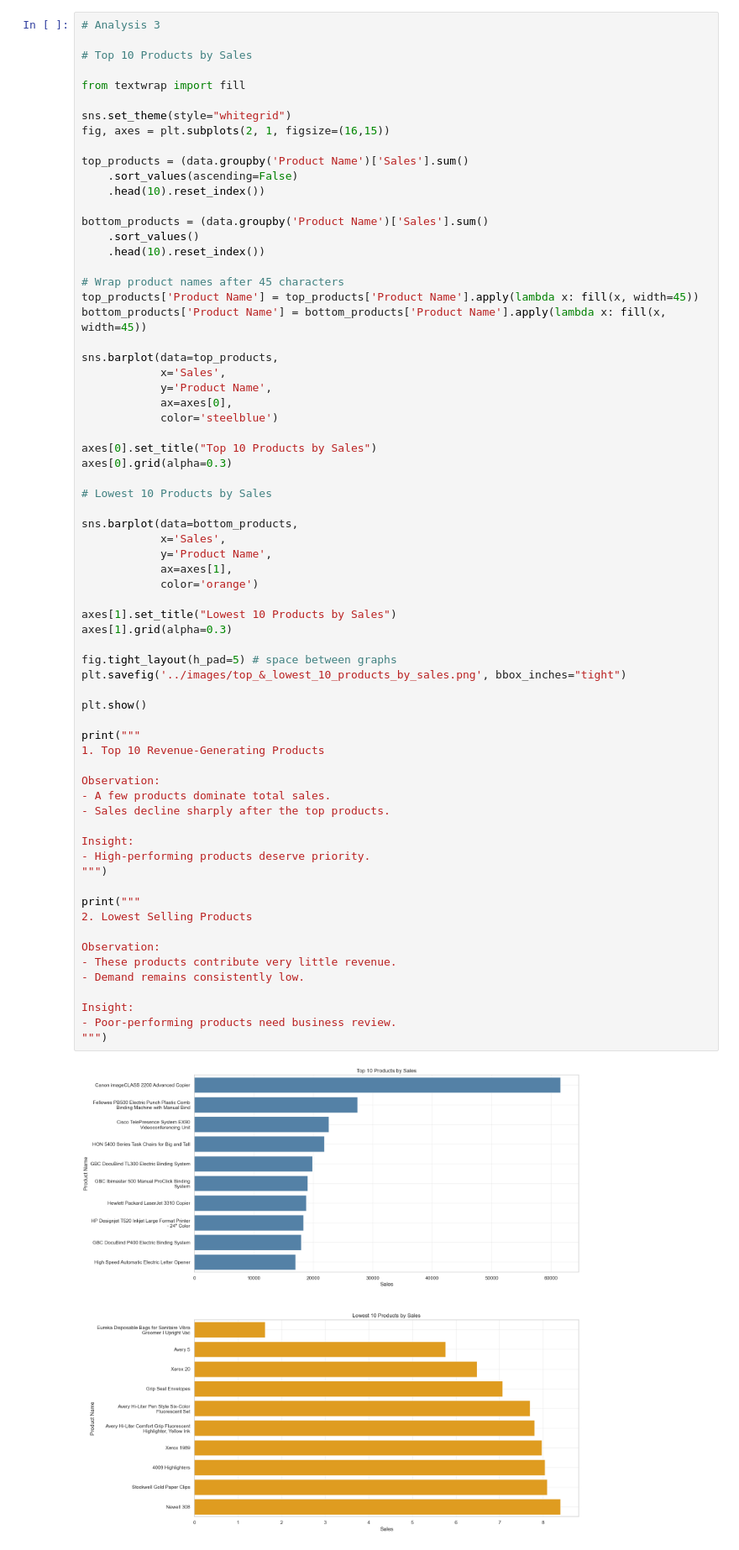
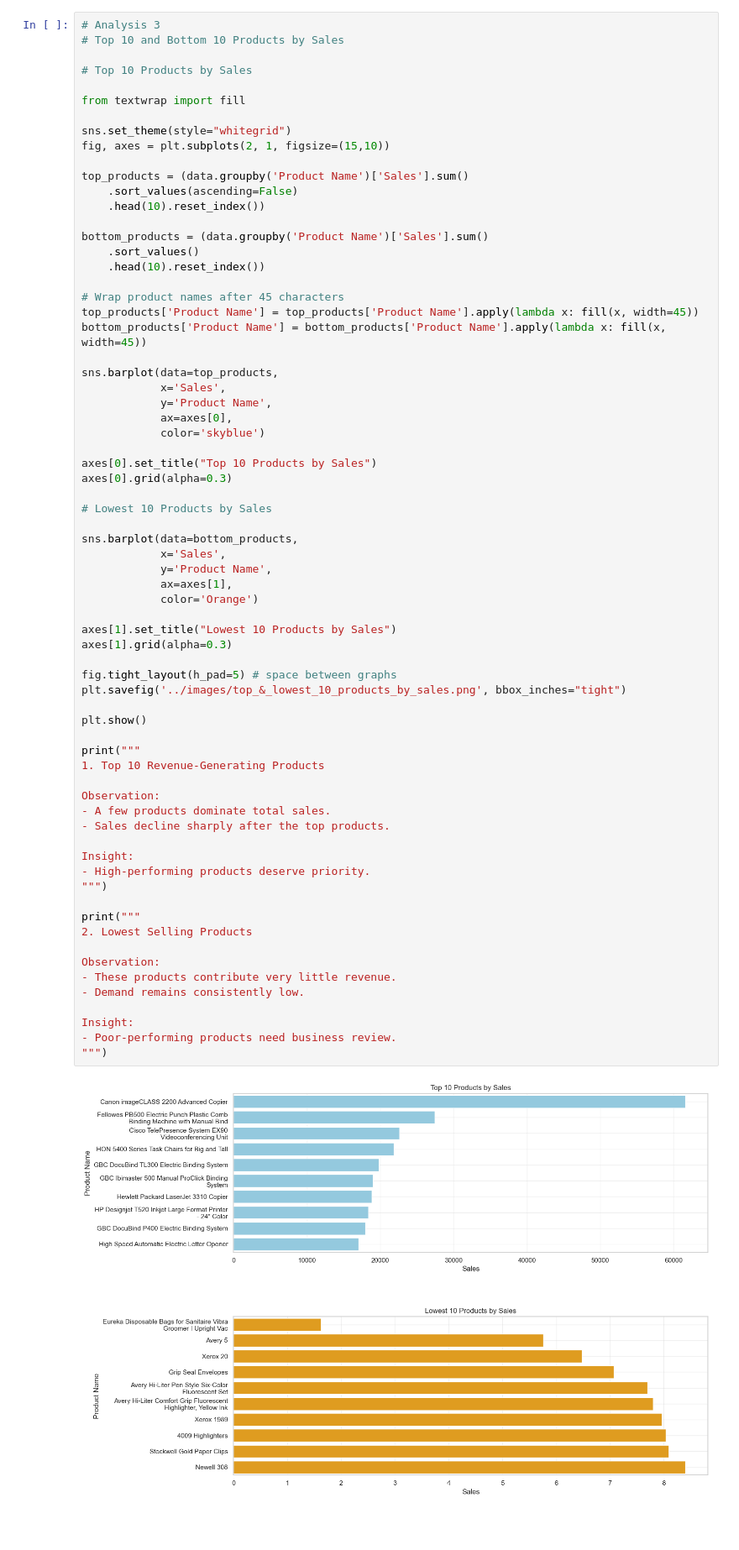
Before and after one commit to rBrijesh5/Superstore-Sales-Analytics, a Jupyter notebook: notebooks/analysis.ipynb, the cells around one changed output. Shown at 84% size. Saved outputs shown, nothing was run; the diff lists cells and outputs as text; blank space fills up the shorter version.

```diff
--- a/notebooks/analysis.ipynb
+++ b/notebooks/analysis.ipynb
@@ -193,12 +178,13 @@ Insight:
 # %%
 # Analysis 3
+# Top 10 and Bottom 10 Products by Sales
 
 # Top 10 Products by Sales
 
 from textwrap import fill
 
 sns.set_theme(style="whitegrid")
-fig, axes = plt.subplots(2, 1, figsize=(16,15))
+fig, axes = plt.subplots(2, 1, figsize=(15,10))
 
 top_products = (data.groupby('Product Name')['Sales'].sum()
     .sort_values(ascending=False)
@@ -216,7 +202,7 @@ sns.barplot(data=top_products,
             x='Sales',
             y='Product Name',
             ax=axes[0],
-            color='steelblue')
+            color='skyblue')
 
 axes[0].set_title("Top 10 Products by Sales")
 axes[0].grid(alpha=0.3)
@@ -227,39 +213,39 @@ sns.barplot(data=bottom_products,
             x='Sales',
             y='Product Name',
             ax=axes[1],
-            color='orange')
+            color='Orange')
 
 axes[1].set_title("Lowest 10 Products by Sales")
 axes[1].grid(alpha=0.3)
 
 fig.tight_layout(h_pad=5) # space between graphs
 plt.savefig('../images/top_&_lowest_10_products_by_sales.png', bbox_inches="tight")
 
 plt.show()
 
 print("""
 1. Top 10 Revenue-Generating Products
 
 Observation:
 - A few products dominate total sales.
 - Sales decline sharply after the top products.
 
 Insight:
 - High-performing products deserve priority.
 """)
 
 print("""
 2. Lowest Selling Products
 
 Observation:
 - These products contribute very little revenue.
 - Demand remains consistently low.
 
 Insight:
 - Poor-performing products need business review.
 """)
 # %% [output]
-[figure, old version]
+[figure, new version]
 1. Top 10 Revenue-Generating Products
 
 Observation:
```
Also changed, not shown: parts of 13 cells of this notebook, 9 other files.
